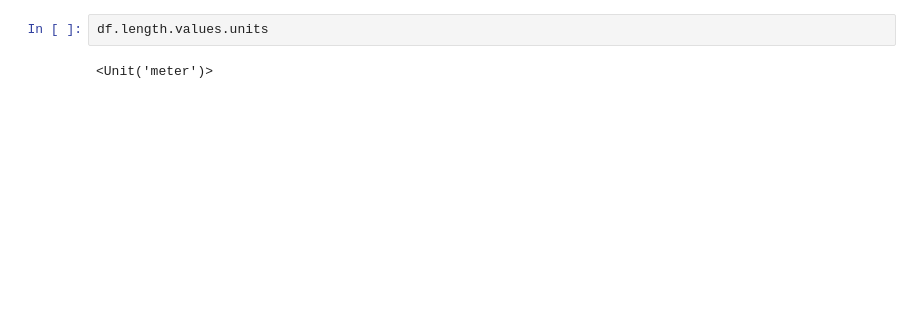
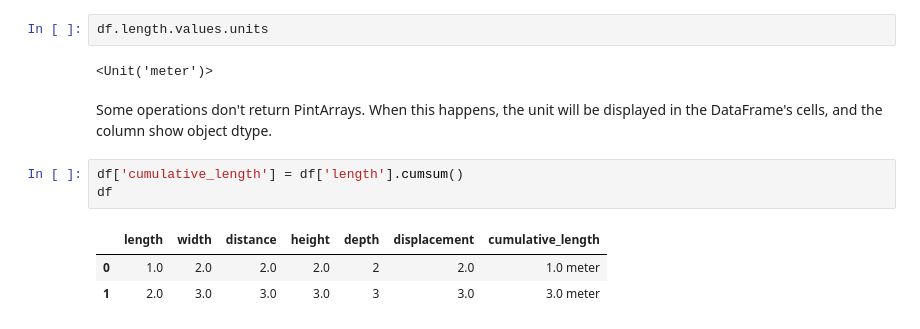
Before and after one commit to hgrecco/pint-pandas, a Jupyter notebook: notebooks/pint-pandas.ipynb, the cells around one changed output. Saved outputs shown, nothing was run; the diff lists cells and outputs as text; blank space fills up the shorter version.

```diff
--- a/notebooks/pint-pandas.ipynb
+++ b/notebooks/pint-pandas.ipynb
@@ -378,3 +380,12 @@ df
 df.length.values.units
 # %% [output]
 <Unit('meter')>
+# %% [markdown]
+Some operations don't return PintArrays. When this happens, the unit will be displayed in the DataFrame's cells, and the column show object dtype.
+# %%
+df['cumulative_length'] = df['length'].cumsum()
+df
+# %% [output]
+|  | length | width | distance | height | depth | displacement | cumulative_length |
+| 0 | 1.0 | 2.0 | 2.0 | 2.0 | 2 | 2.0 | 1.0 meter |
+| 1 | 2.0 | 3.0 | 3.0 | 3.0 | 3 | 3.0 | 3.0 meter |
```
Also changed, not shown: parts of 15 cells of this notebook, 1 other file.
